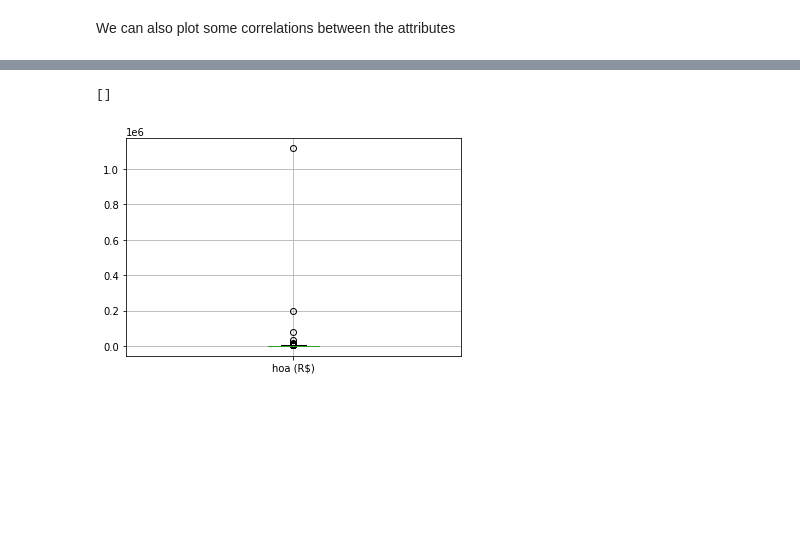
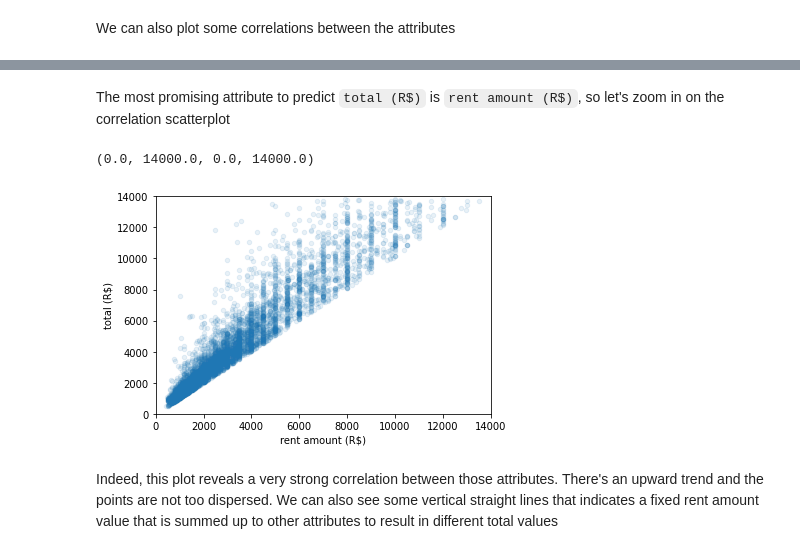
Before and after one commit to RenanNascimento/for-rent, a Jupyter notebook: ds/ForRent.ipynb, the cells around one changed output, grey strips where cells are left out. Saved outputs shown, nothing was run; the diff lists cells and outputs as text; code cells hidden in the pictures; blank space fills up the shorter version.

```diff
--- a/ds/ForRent.ipynb
+++ b/ds/ForRent.ipynb
@@ -293,6 +307,10 @@ array([[<AxesSubplot:xlabel='total (R$)', ylabel='total (R$)'>,
-# %%
-boxplot = housing.boxplot(column=["hoa (R$)"])
-boxplot.plot()
-# %% [output]
-[]
-[figure, removed]
+# %% [markdown]
+The most promising attribute to predict `total (R$)` is `rent amount (R$)`, so let's zoom in on the correlation scatterplot
+# %%
+housing.plot(kind="scatter", x="rent amount (R$)", y="total (R$)", alpha=0.1)
+plt.axis([0, 14000, 0, 14000])
+# %% [output]
+(0.0, 14000.0, 0.0, 14000.0)
+[figure, added]
+# %% [markdown]
+Indeed, this plot reveals a very strong correlation between those attributes. There's an upward trend and the points are not too dispersed. We can also see some vertical straight lines that indicates a fixed rent amount value that is summed up to other attributes to result in different total values
```
Also changed, not shown: parts of 14 cells of this notebook.
